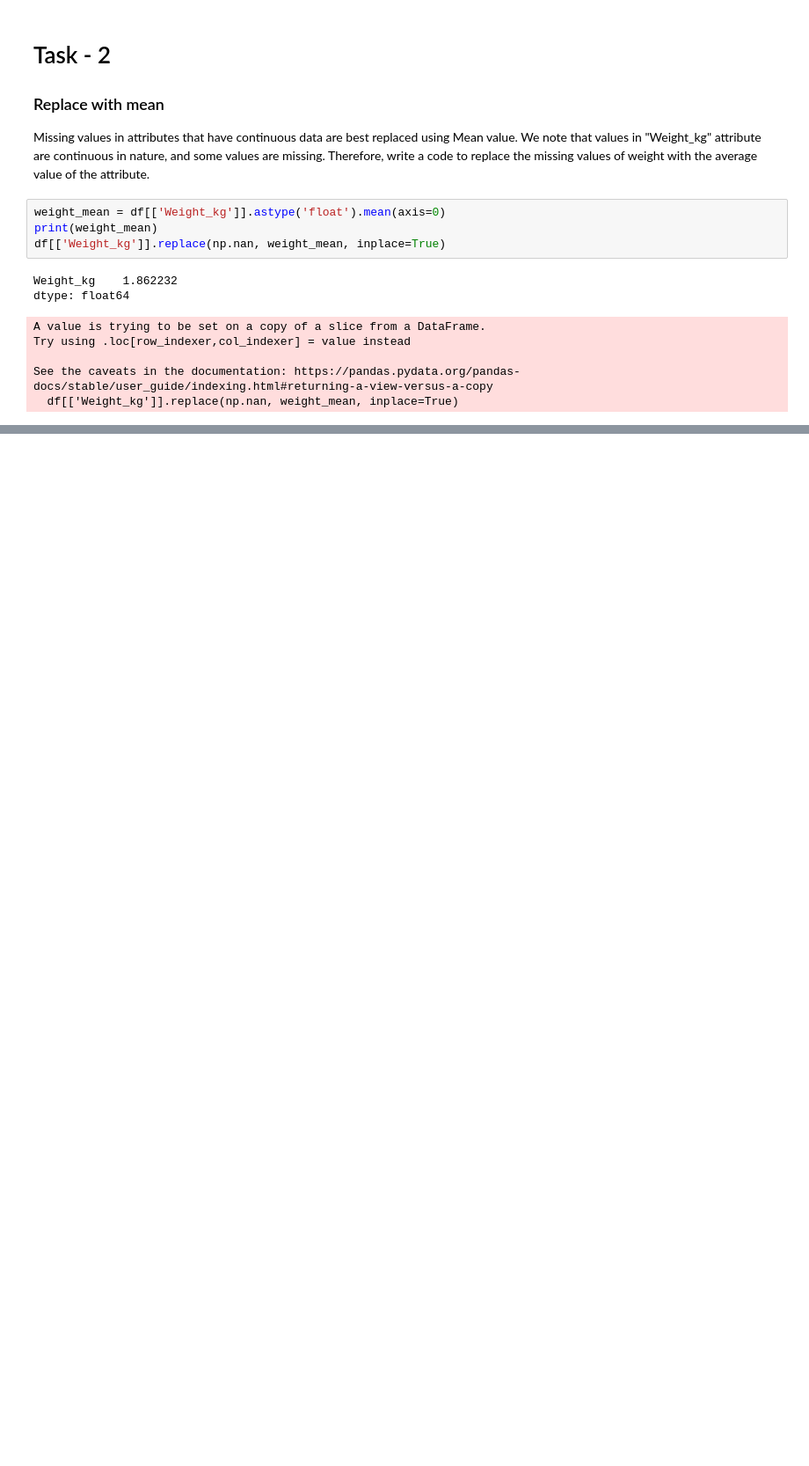
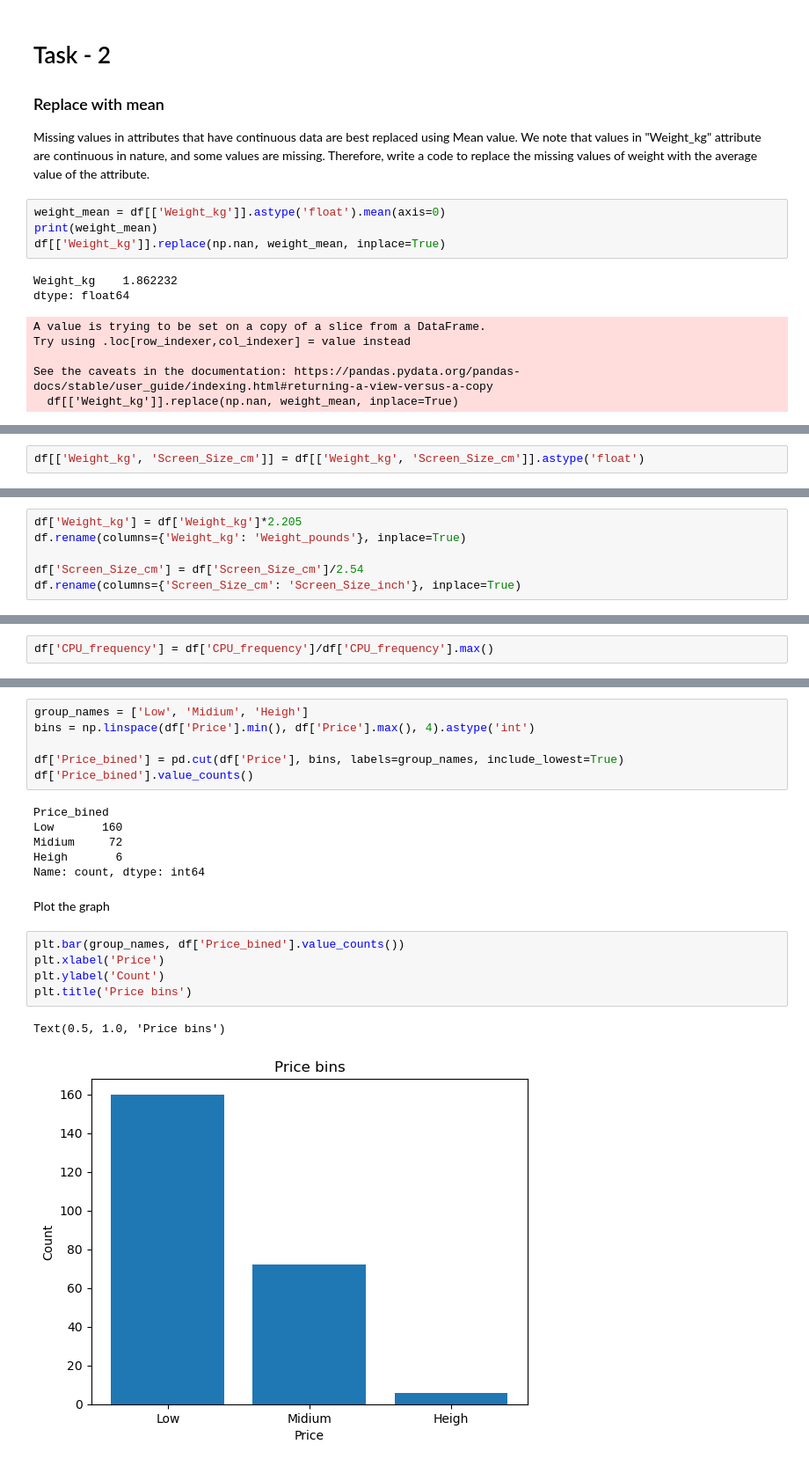
Before and after one commit to matublaq/IBM_datascience_course, a Jupyter notebook: pythonAnalysis/laptop_price.ipynb, the cells around one changed output, grey strips where cells are left out. Shown at 88% size. Saved outputs shown, nothing was run; the diff lists cells and outputs as text; blank space fills up the shorter version.

Commit message:
Finish computer prices

```diff
--- a/pythonAnalysis/laptop_price.ipynb
+++ b/pythonAnalysis/laptop_price.ipynb
@@ -121,0 +121,2 @@ Name: count, dtype: int64
+# %%
+df[['Weight_kg', 'Screen_Size_cm']] = df[['Weight_kg', 'Screen_Size_cm']].astype('float')
@@ -121,0 +133,6 @@ Name: count, dtype: int64
+# %%
+df['Weight_kg'] = df['Weight_kg']*2.205
+df.rename(columns={'Weight_kg': 'Weight_pounds'}, inplace=True)
+
+df['Screen_Size_cm'] = df['Screen_Size_cm']/2.54
+df.rename(columns={'Screen_Size_cm': 'Screen_Size_inch'}, inplace=True)
@@ -121,0 +142,2 @@ Name: count, dtype: int64
+# %%
+df['CPU_frequency'] = df['CPU_frequency']/df['CPU_frequency'].max()
@@ -121,0 +149,22 @@ Name: count, dtype: int64
+# %%
+group_names = ['Low', 'Midium', 'Heigh']
+bins = np.linspace(df['Price'].min(), df['Price'].max(), 4).astype('int')
+
+df['Price_bined'] = pd.cut(df['Price'], bins, labels=group_names, include_lowest=True)
+df['Price_bined'].value_counts()
+# %% [output]
+Price_bined
+Low       160
+Midium     72
+Heigh       6
+Name: count, dtype: int64
+# %% [markdown]
+Plot the graph
+# %%
+plt.bar(group_names, df['Price_bined'].value_counts())
+plt.xlabel('Price')
+plt.ylabel('Count')
+plt.title('Price bins')
+# %% [output]
+Text(0.5, 1.0, 'Price bins')
+[figure, added]
```
Also changed, not shown: parts of 8 cells of this notebook.
